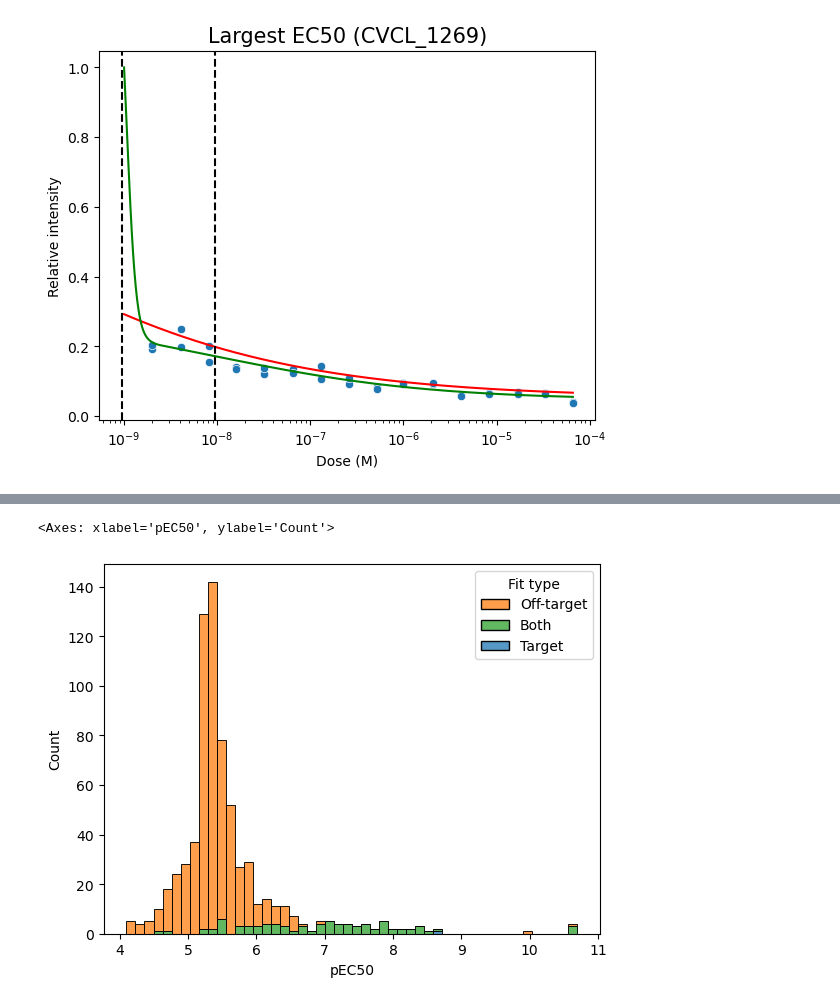
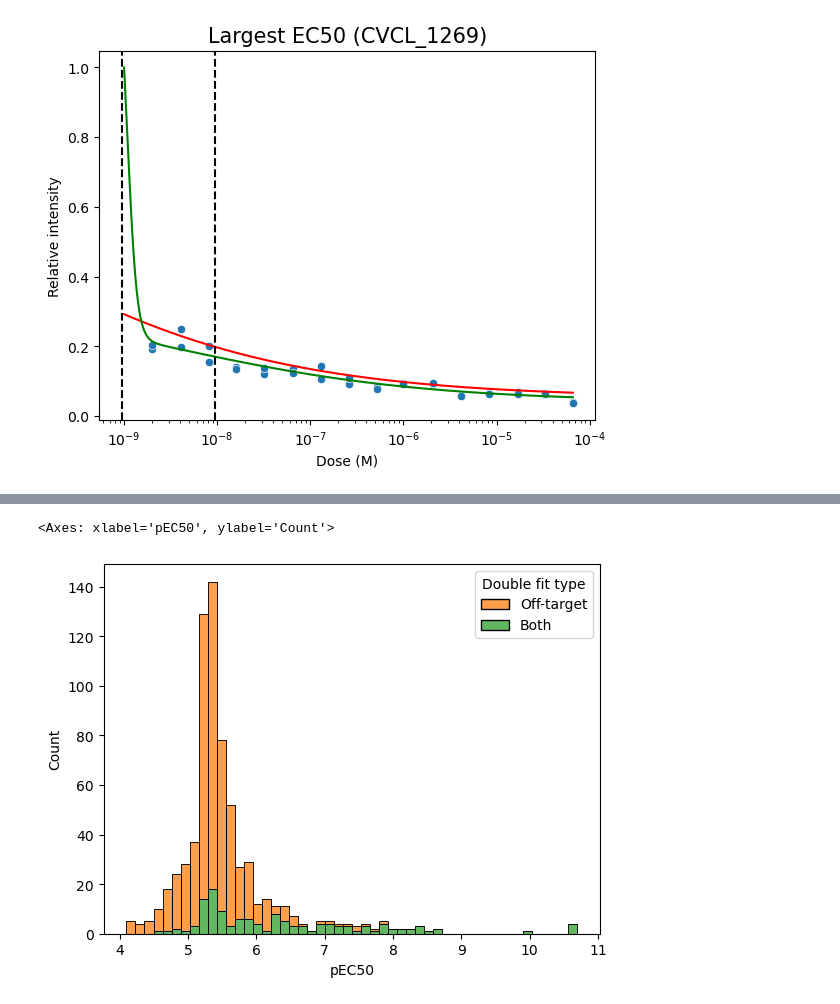
Before and after one commit to nictru/SystemsBioMedicine, a Jupyter notebook: fitting.ipynb, the cells around one changed output, grey strips where cells are left out. Saved outputs shown, nothing was run; the diff lists cells and outputs as text; code cells hidden in the pictures.

```diff
--- a/fitting.ipynb
+++ b/fitting.ipynb
@@ -121,5 +122,5 @@ plot_fit(df_curvecurator, df_doses, df_increasing_sigdiff.index[-3], target_ec50
 # %% [output]
 [figure]
 # %%
-plot_fit(df_curvecurator, df_doses, "CVCL_L083", target_ec50_range)
+plot_fit(df_curvecurator, df_doses, "CVCL_3117", target_ec50_range)
 # %% [output]
@@ -185,5 +189,5 @@ Text(0.5, 0.98, 'Afatinib')
 # %%
-sns.histplot(df_curvecurator, x="pEC50", hue="Fit type", bins=50, multiple="stack", palette=palette)
+sns.histplot(df_curvecurator, x="pEC50", hue="Double fit type", bins=50, multiple="stack", palette=palette)
 # %% [output]
 <Axes: xlabel='pEC50', ylabel='Count'>
-[figure, old version]
+[figure, new version]
```
Also changed, not shown: parts of 13 cells of this notebook, 1 other file.
